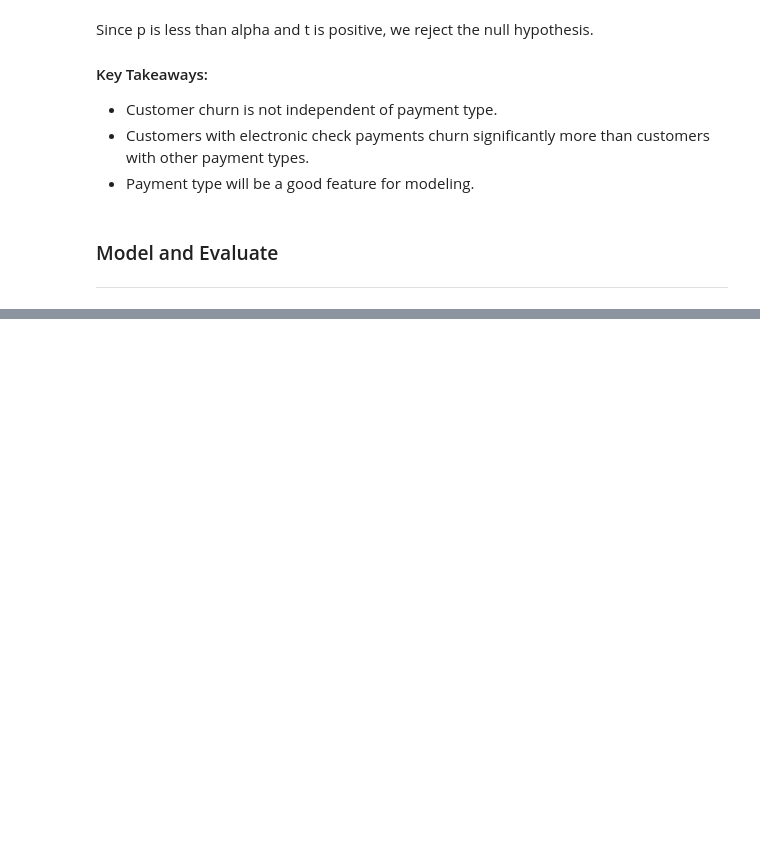
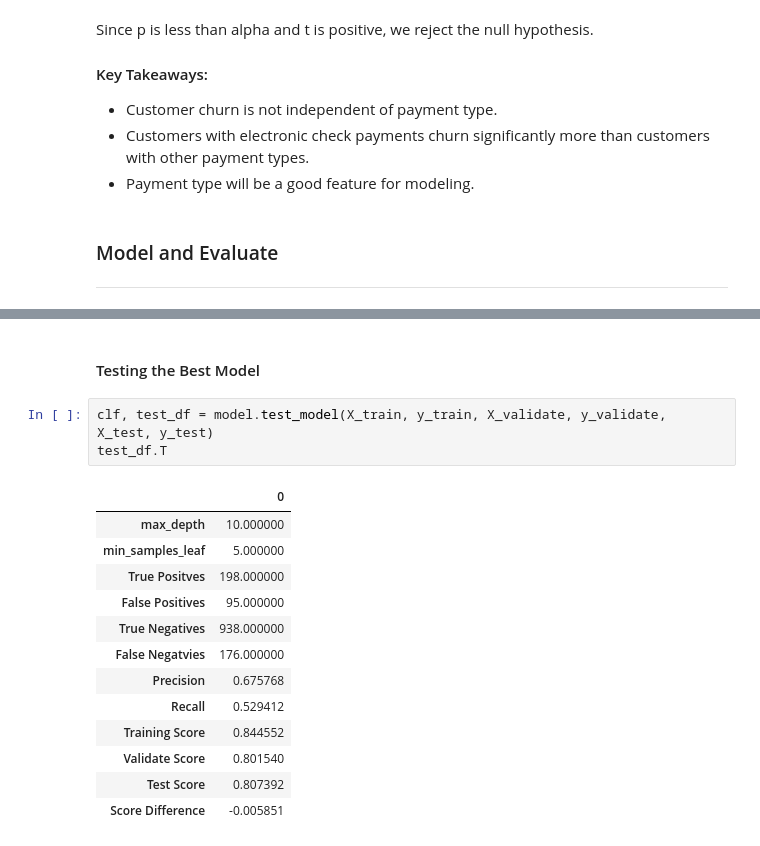
Before and after one commit to johnathon-smith/telco_churn_project, a Jupyter notebook: final_report.ipynb, the cells around one changed output, grey strips where cells are left out. Drawn from its saved outputs; the diff is of its cells as text; blank space fills up the shorter version.

```diff
--- a/final_report.ipynb
+++ b/final_report.ipynb
@@ -419,0 +469,19 @@ Since p is less than alpha and t is positive, we reject the null hypothesis.
+# %% [markdown]
+#### Testing the Best Model
+# %%
+clf, test_df = model.test_model(X_train, y_train, X_validate, y_validate, X_test, y_test)
+test_df.T
+# %% [output]
+|  | 0 |
+| max_depth | 10.000000 |
+| min_samples_leaf | 5.000000 |
+| True Positves | 198.000000 |
+| False Positives | 95.000000 |
+| True Negatives | 938.000000 |
+| False Negatvies | 176.000000 |
+| Precision | 0.675768 |
+| Recall | 0.529412 |
+| Training Score | 0.844552 |
+| Validate Score | 0.801540 |
+| Test Score | 0.807392 |
+| Score Difference | -0.005851 |
```
Also changed, not shown: parts of 15 cells of this notebook, 1 other file.
